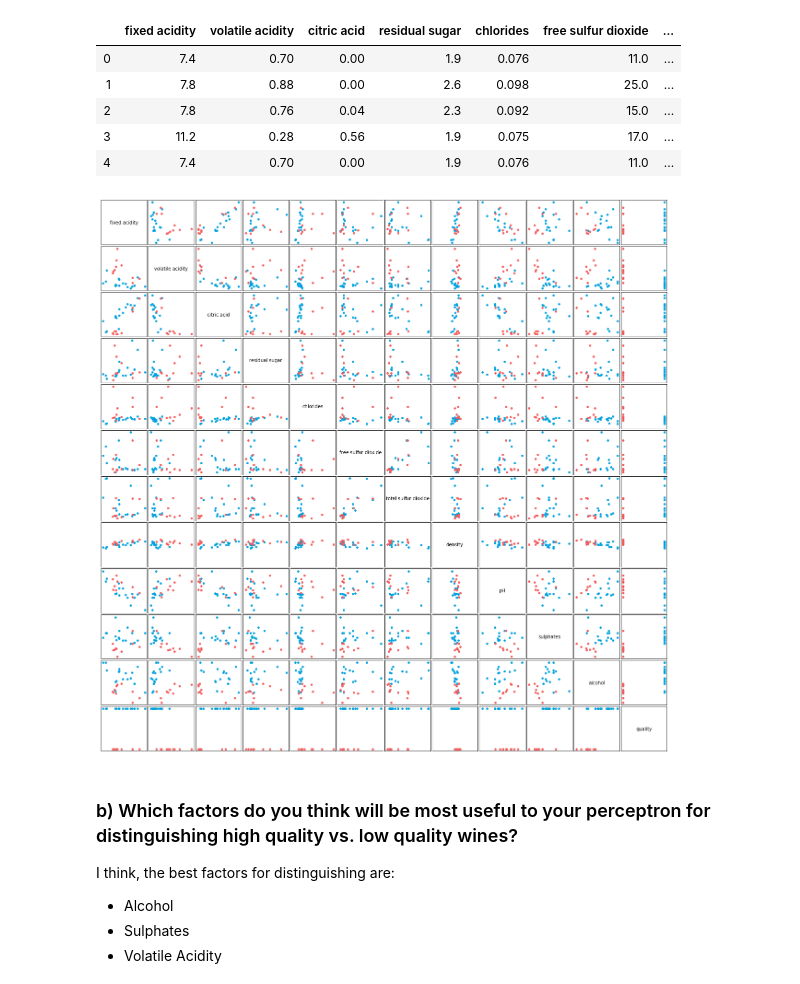
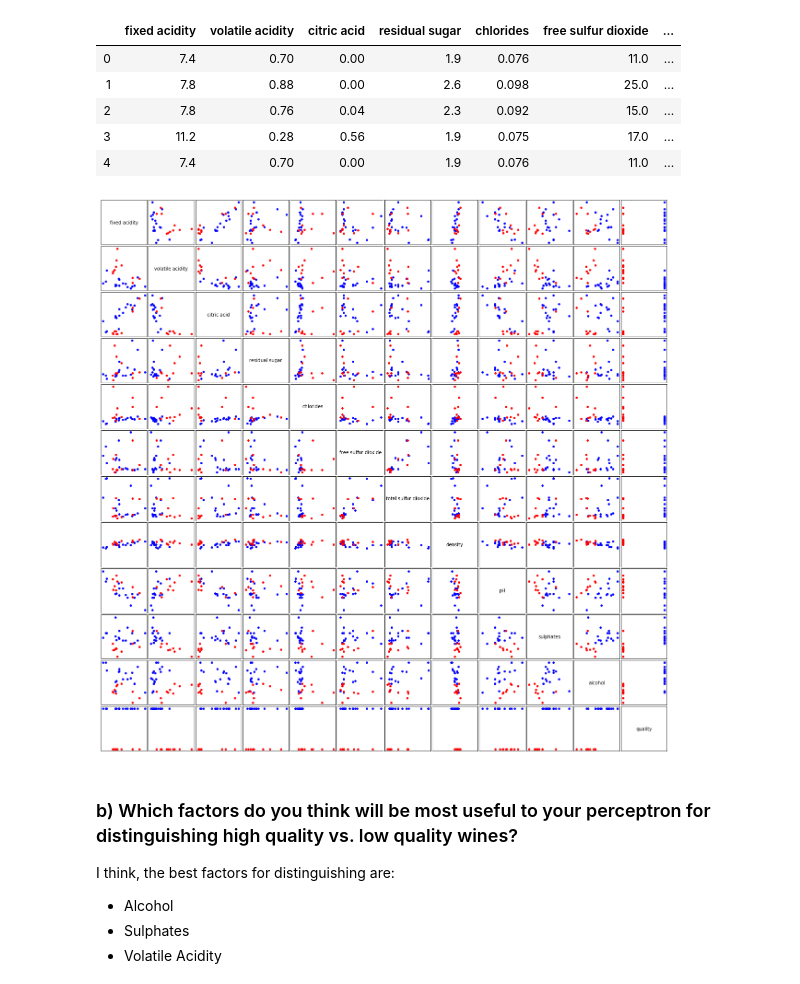
Before and after one commit to o4eredko/ft_sommelier, a Jupyter notebook: notebooks/main.ipynb, the cells around one changed output. Saved outputs shown, nothing was run; the diff lists cells and outputs as text; code cells hidden in the pictures.

```diff
--- a/notebooks/main.ipynb
+++ b/notebooks/main.ipynb
@@ -22,37 +22,37 @@ def plot_scatter_matrix(wine_data, good_threshold, bad_threshold, save_plot=Fals
     """Function to plot the Scatter Matrix.
     If shows relations between each pair of wine parameters"""
     rows, cols = wine_data.shape
     fig, axes = plt.subplots(nrows=cols, ncols=cols, figsize=(22, 22))
     fig.subplots_adjust(hspace=0.03, wspace=0.03)
     good_wines = wine_data[wine_data['quality'] >= good_threshold]
     bad_wines = wine_data[wine_data['quality'] <= bad_threshold]
-    good_wine_color = "#00a1de"
-    bad_wine_color = "#f45a5a"
+    good_wine_color = "blue"
+    bad_wine_color = "red"
 
     for ax in axes.flat:
         ax.xaxis.set_visible(False)
         ax.yaxis.set_visible(False)
 
     for i in range(cols):
         for j in range(i + 1, cols):
             axes[i, j].scatter(good_wines.iloc[:, j], good_wines.iloc[:, i], c=good_wine_color, s=14)
             axes[i, j].scatter(bad_wines.iloc[:, j], bad_wines.iloc[:, i], c=bad_wine_color, s=14)
             axes[j, i].scatter(good_wines.iloc[:, i], good_wines.iloc[:, j], c=good_wine_color, s=14)
             axes[j, i].scatter(bad_wines.iloc[:, i], bad_wines.iloc[:, j], c=bad_wine_color, s=14)
 
     for i, label in enumerate(wine_data.columns):
         axes[i,i].annotate(label, (0.5, 0.5), xycoords='axes fraction',
                            ha='center', va='center')
 
     if save_plot:
         fig.savefig('scatterplot_matrix.png')
 
     return fig
 
 
-fig = plot_scatter_matrix(red_wine, 8, 3, save_plot=True)
+fig = plot_scatter_matrix(red_wine, 8, 3)
 # %% [output]
-[figure, old version]
+[figure, new version]
 # %% [markdown]
 ### b) Which factors do you think will be most useful to your perceptron for distinguishing high quality vs. low quality wines?
 I think, the best factors for distinguishing are:
```
